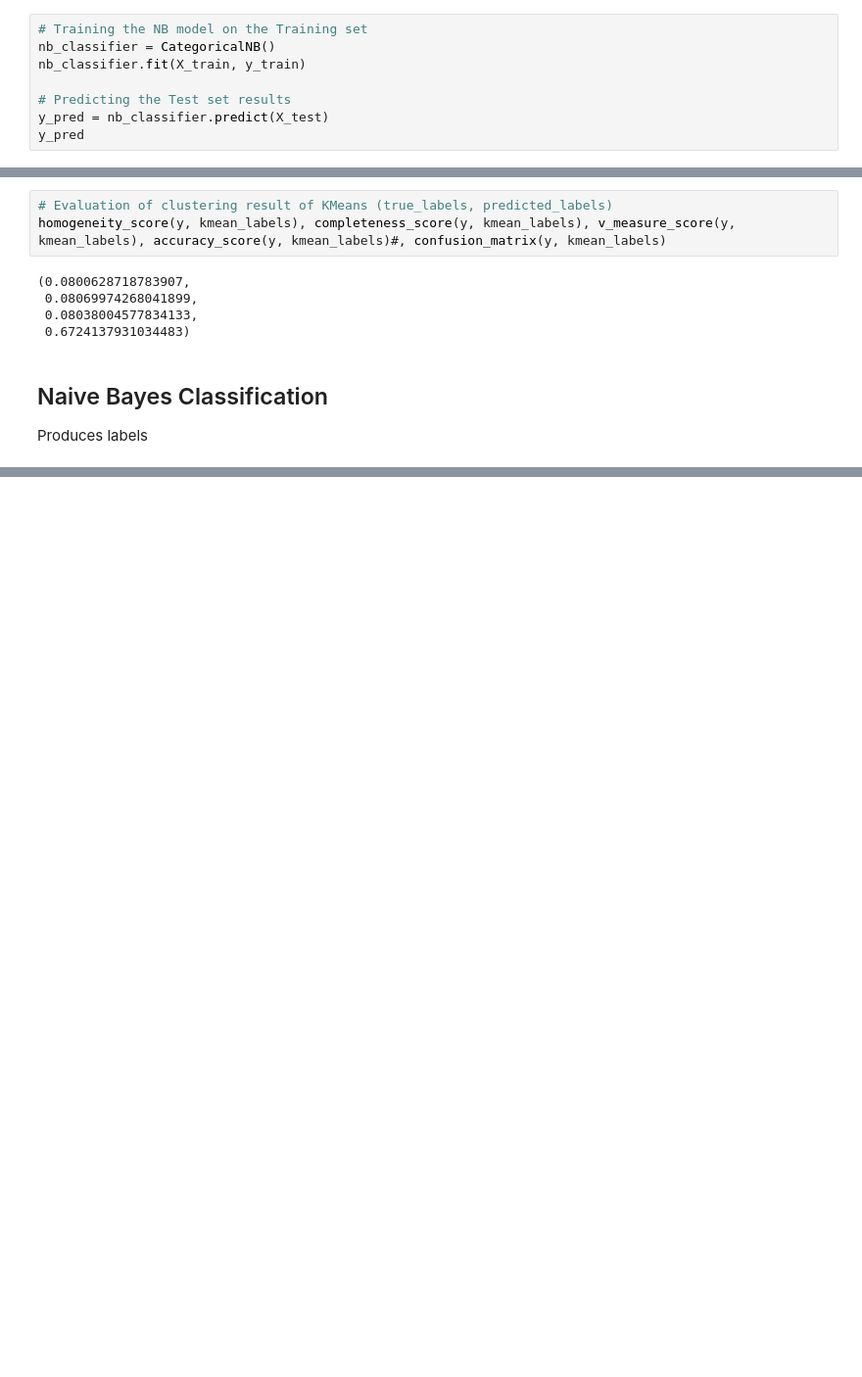
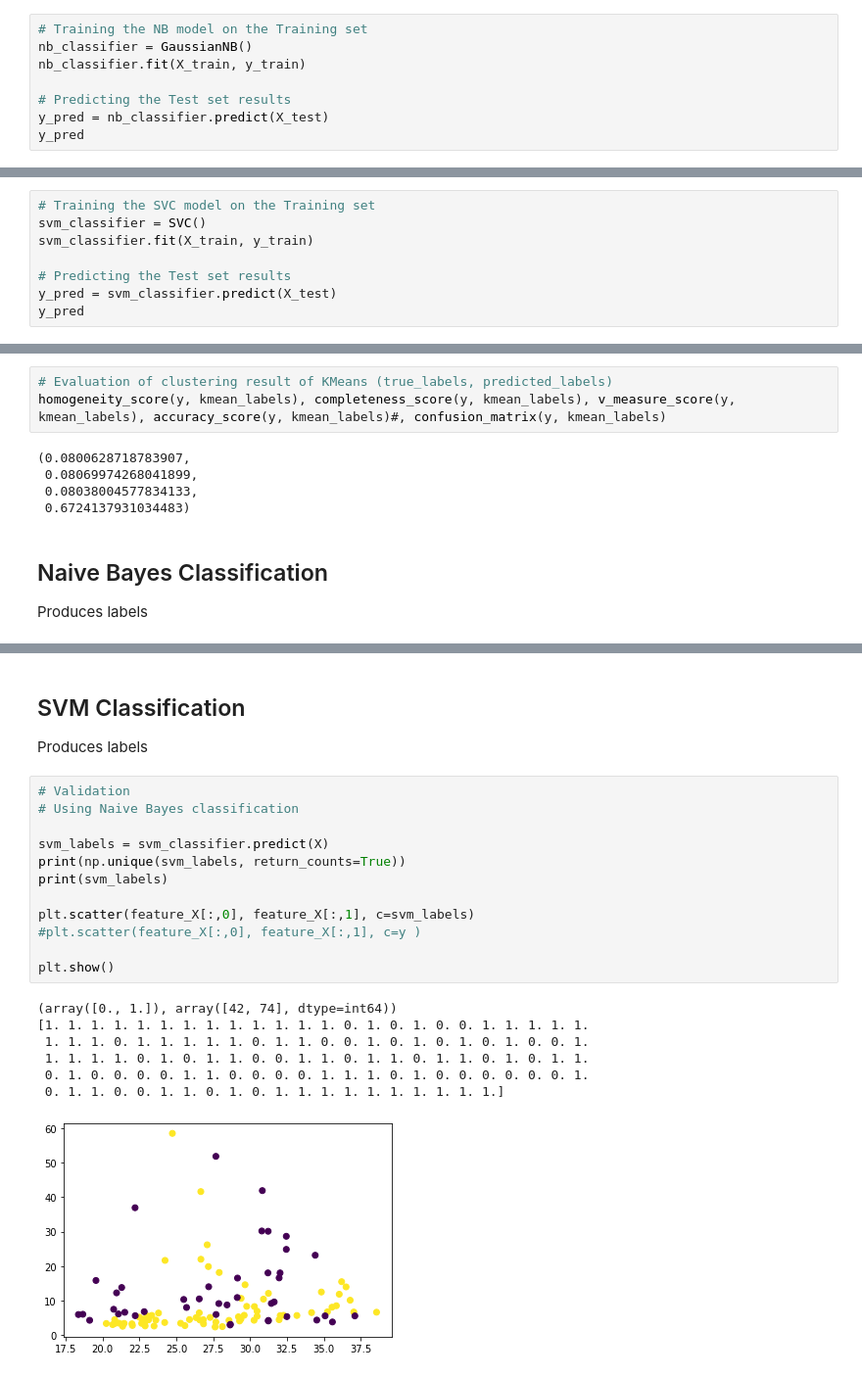
Before and after one commit to owuordickson/spectral_gp, a Jupyter notebook: ipynb/classifier_gp.ipynb, the cells around one changed output, grey strips where cells are left out. Shown at 98% size. Drawn from its saved outputs; the diff is of its cells as text; blank space fills up the shorter version.

Commit message:
Added SVM classifier

```diff
--- a/ipynb/classifier_gp.ipynb
+++ b/ipynb/classifier_gp.ipynb
@@ -223,7 +224,7 @@ confusion_matrix(y_test, y_pred), accuracy_score(y_test, y_pred)
 ### d. Constructing Naive Bayes Classifier
 # %%
 # Training the NB model on the Training set
-nb_classifier = CategoricalNB()
+nb_classifier = GaussianNB()
 nb_classifier.fit(X_train, y_train)
 
 # Predicting the Test set results
@@ -241,0 +245,8 @@ confusion_matrix(y_test, y_pred), accuracy_score(y_test, y_pred)
+# %%
+# Training the SVC model on the Training set
+svm_classifier = SVC()
+svm_classifier.fit(X_train, y_train)
+
+# Predicting the Test set results
+y_pred = svm_classifier.predict(X_test)
+y_pred
@@ -309,0 +331,24 @@ homogeneity_score(y, nb_labels), completeness_score(y, nb_labels), v_measure_sco
+# %% [markdown]
+## SVM Classification
+
+Produces labels
+# %%
+# Validation
+# Using Naive Bayes classification
+
+svm_labels = svm_classifier.predict(X)
+print(np.unique(svm_labels, return_counts=True))
+print(svm_labels)
+
+plt.scatter(feature_X[:,0], feature_X[:,1], c=svm_labels)
+#plt.scatter(feature_X[:,0], feature_X[:,1], c=y )
+
+plt.show()
+# %% [output]
+(array([0., 1.]), array([42, 74], dtype=int64))
+[1. 1. 1. 1. 1. 1. 1. 1. 1. 1. 1. 1. 1. 0. 1. 0. 1. 0. 0. 1. 1. 1. 1. 1.
+ 1. 1. 1. 0. 1. 1. 1. 1. 1. 0. 1. 1. 0. 0. 1. 0. 1. 0. 1. 0. 1. 0. 0. 1.
+ 1. 1. 1. 1. 0. 1. 0. 1. 1. 0. 0. 1. 1. 0. 1. 1. 0. 1. 1. 0. 1. 0. 1. 1.
+ 0. 1. 0. 0. 0. 0. 1. 1. 0. 0. 0. 0. 1. 1. 1. 0. 1. 0. 0. 0. 0. 0. 0. 1.
+ 0. 1. 1. 0. 0. 1. 1. 0. 1. 0. 1. 1. 1. 1. 1. 1. 1. 1. 1. 1.]
+[figure, added]
```
Also changed, not shown: parts of 7 cells of this notebook.
